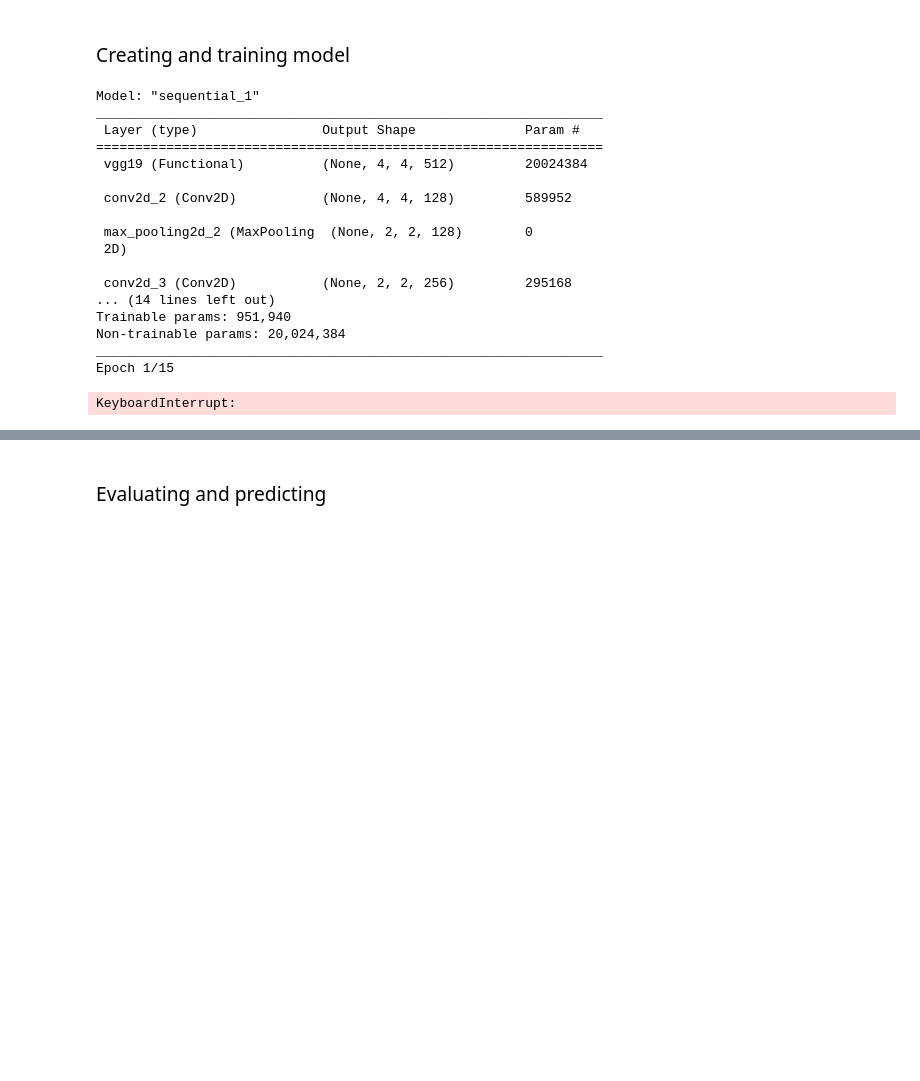
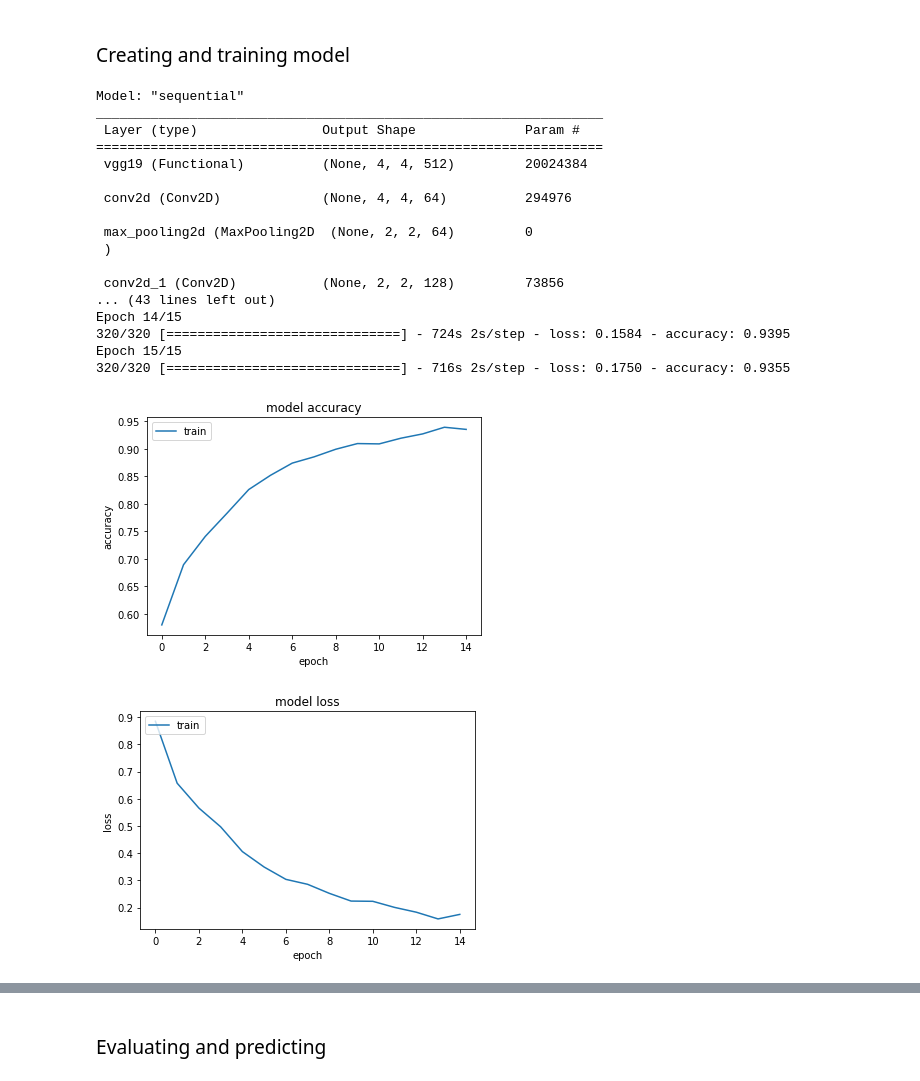
Before and after one commit to anagavrilovic/AlzheimersDisease, a Jupyter notebook: cnn/Classifying Severity of Alzheimer's Disease - CNN (Vgg19).ipynb, the cells around one changed output, grey strips where cells are left out. Cells and saved outputs as stored; diff of their text form; code cells hidden in the pictures; blank space fills up the shorter version.

```diff
--- a/cnn/Classifying Severity of Alzheimer's Disease - CNN (Vgg19).ipynb
+++ b/cnn/Classifying Severity of Alzheimer's Disease - CNN (Vgg19).ipynb
@@ -114,22 +114,21 @@ except:
         weights='imagenet',
         input_tensor=None,
         input_shape=IMAGE_SIZE+(3,),
-        pooling=None,
-        classes=1000
+        pooling=None
     )
     vgg19.trainable = False
 
     model = Sequential()
     model.add(vgg19)
 
+    model.add(Conv2D(filters=64, kernel_size=(3, 3), activation='relu', padding="same"))
+    model.add(MaxPool2D(pool_size=(2, 2)))
+
     model.add(Conv2D(filters=128, kernel_size=(3, 3), activation='relu', padding="same"))
     model.add(MaxPool2D(pool_size=(2, 2)))
 
-    model.add(Conv2D(filters=256, kernel_size=(3, 3), activation='relu', padding="same"))
-    model.add(MaxPool2D(pool_size=(2, 2)))
-
     model.add(Flatten())
-    model.add(Dense(units=256, activation='relu'))
+    model.add(Dense(units=128, activation='relu'))
     model.add(Dropout(0.5))
     model.add(Dense(units=class_number, activation='softmax'))
 
@@ -137,43 +136,44 @@ except:
 
     model.compile(optimizer="adam", loss='sparse_categorical_crossentropy', metrics=['accuracy'])
 
     history = model.fit(train_images, train_image_labels, epochs=15, verbose=1)
     model.save('models-vgg19/cnn.h5')
 
     # Plotting accuracy and loss during training
     # accuracy
     plt.plot(history.history['accuracy'])
     plt.title('model accuracy')
     plt.ylabel('accuracy')
     plt.xlabel('epoch')
     plt.legend(['train', 'test'], loc='upper left')
     plt.show()
 
     # loss
     plt.plot(history.history['loss'])
     plt.title('model loss')
     plt.ylabel('loss')
     plt.xlabel('epoch')
     plt.legend(['train', 'test'], loc='upper left')
     plt.show()
 # %% [output]
-Model: "sequential_1"
+Model: "sequential"
 _________________________________________________________________
  Layer (type)                Output Shape              Param #
 =================================================================
  vgg19 (Functional)          (None, 4, 4, 512)         20024384
 
- conv2d_2 (Conv2D)           (None, 4, 4, 128)         589952
+ conv2d (Conv2D)             (None, 4, 4, 64)          294976
 
- max_pooling2d_2 (MaxPooling  (None, 2, 2, 128)        0
- 2D)
+ max_pooling2d (MaxPooling2D  (None, 2, 2, 64)         0
+ )
 
- conv2d_3 (Conv2D)           (None, 2, 2, 256)         295168
-... (14 lines left out)
-Trainable params: 951,940
-Non-trainable params: 20,024,384
-_________________________________________________________________
-Epoch 1/15
+ conv2d_1 (Conv2D)           (None, 2, 2, 128)         73856
+... (43 lines left out)
+Epoch 14/15
+320/320 [==============================] - 724s 2s/step - loss: 0.1584 - accuracy: 0.9395
+Epoch 15/15
+320/320 [==============================] - 716s 2s/step - loss: 0.1750 - accuracy: 0.9355
-KeyboardInterrupt:
+[figure, added]
+[figure, added]
 # %%
 keras.utils.plot_model(model, to_file="models-vgg19/model_plot.png", show_shapes=True, show_layer_names=True)
```
Also changed, not shown: parts of 5 cells of this notebook, 7 other files.
